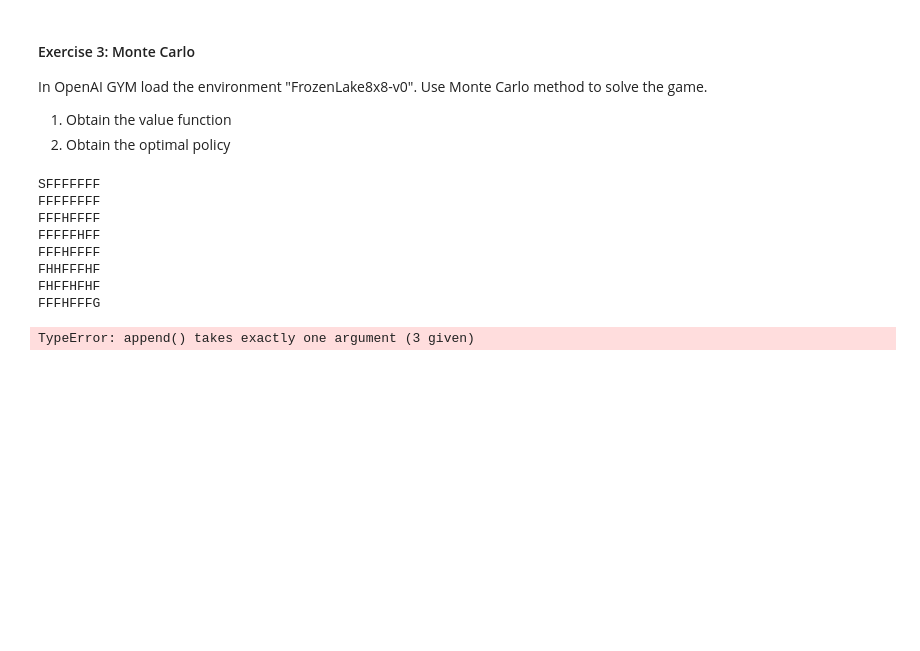
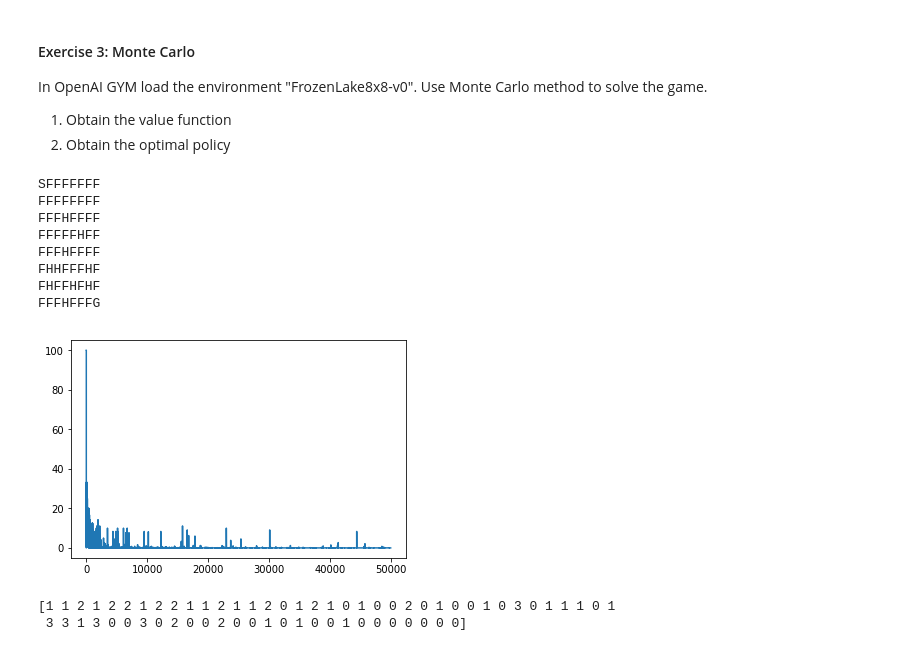
Before and after one commit to ale-wyss/uah_unsup_and_rei_learning, a Jupyter notebook: UnsupervisedAndReinforcementLearning_Assigment.ipynb, the cells around one changed output. Cells and saved outputs as stored; diff of their text form; code cells hidden in the pictures; blank space fills up the shorter version.

```diff
--- a/UnsupervisedAndReinforcementLearning_Assigment.ipynb
+++ b/UnsupervisedAndReinforcementLearning_Assigment.ipynb
@@ -529,7 +519,7 @@ def play_game_es(env, policy, gamma=0.9):
 
         if s in seen_states:
             # in ordr not to end up in an infinite episode this penalty is added for falling on H
-            rew = -10.0/num_steps
+            rew = -100.0/num_steps
             states_actions_rewards.append((s, None, rew))
             break
         elif done:
@@ -537,7 +527,7 @@ def play_game_es(env, policy, gamma=0.9):
             break
         else:
             a = policy[s]
-            states_actions_rewards.append(s, a, reward)
+            states_actions_rewards.append((s, a, reward))
 
         seen_states.add(s)
 
@@ -552,7 +542,7 @@ def play_game_es(env, policy, gamma=0.9):
         else:
             states_actions_returns.append((s, a, G))
 
-        G = r + Gamma * G
+        G = r + gamma * G
 
     states_actions_returns.reverse()
 
@@ -585,14 +578,11 @@ def init_q_returns(env):
 # %%
-# To make the the environment
-# 8x8 map is selected
-# The default value is a slippery environment
-# I am including it in the definition to make this clear
 env = gym.make("FrozenLake-v0", map_name='8x8')
 
 env.reset()  # Initial state of the environment (Starting point)
 env.render() # Show the map with current status
 
-policy = random_policy(env)
+#policy = random_policy(env)
+policy = policy
 # %% [output]
 SFFFFFFF
 FFFFFFFF
@@ -605,32 +595,36 @@ FFFHFFFG
 # %%
 Q, returns = init_q_returns(env)
 
 deltas = []
-for t in range(2000):
+for t in range(50000):
     biggest_change = 0
     states_actions_returns = play_game_es(env, policy)
     seen_state_action_pairs = set()
     for s, a, G in states_actions_returns:
         sa = (s, a)
         if sa not in seen_state_action_pairs:
             old_q = Q[s][a]
             returns[sa].append(G)
             Q[s][a] = np.mean(returns[sa])
             biggest_change = max(biggest_change, np.abs(old_q - Q[s][a]))
             seen_state_action_pairs.add(sa)
     deltas.append(biggest_change)
 
     for s in policy.keys():
         policy[s] = max_dict(Q[s])[0]
 
 plt.plot(deltas)
 plt.show()
 
 # Obtener V V
 V = {}
 for s, Qs in Q.items():
     V[s] = max_dict(Q[s])[1]
-
-print_value_policy(V, policy, env)
 # %% [output]
-TypeError: append() takes exactly one argument (3 given)
+[figure, added]
+# %%
+policy_arr = np.array(list(policy.values()))
+print(policy_arr)
+# %% [output]
+[1 1 2 1 2 2 1 2 2 1 1 2 1 1 2 0 1 2 1 0 1 0 0 2 0 1 0 0 1 0 3 0 1 1 1 0 1
+ 3 3 1 3 0 0 3 0 2 0 0 2 0 0 1 0 1 0 0 1 0 0 0 0 0 0 0]
```
Also changed, not shown: parts of 14 cells of this notebook.
